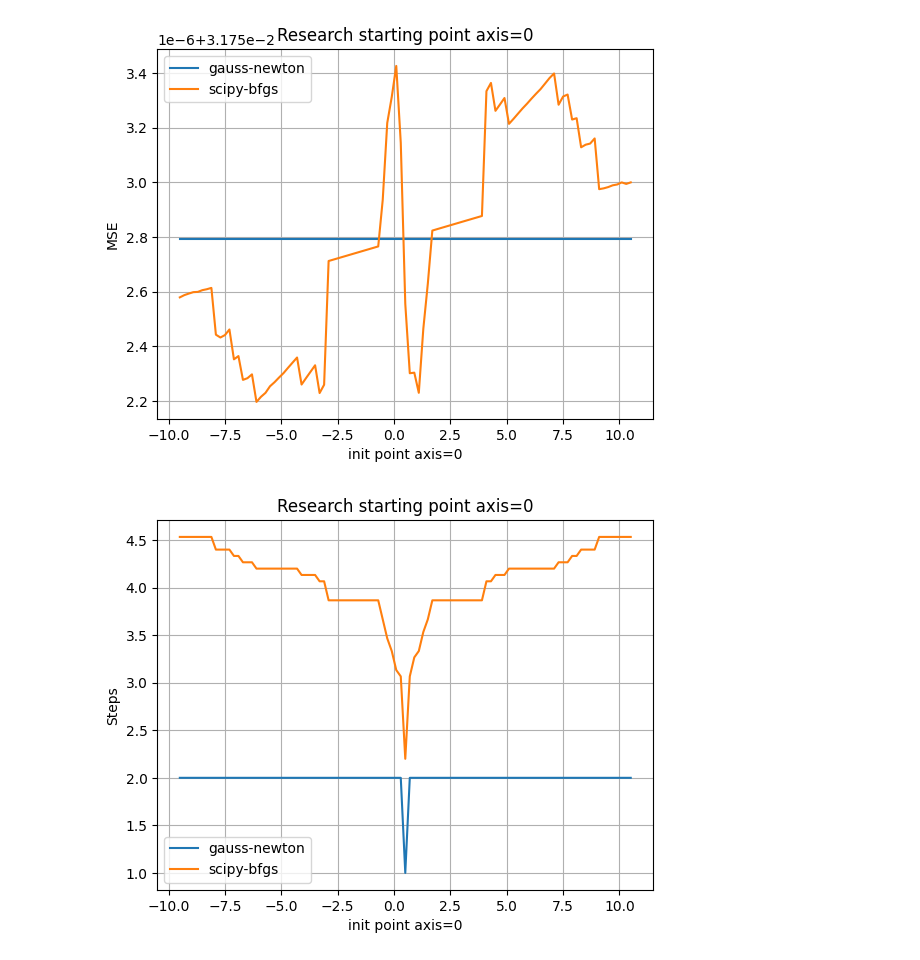
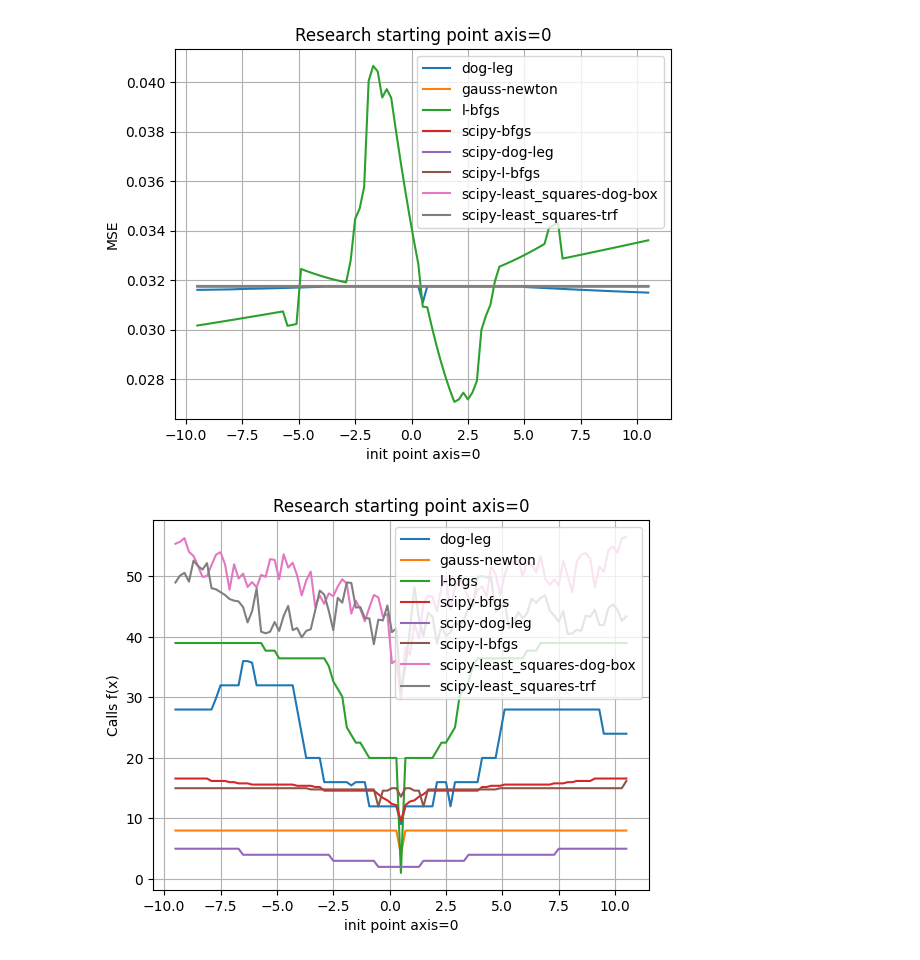
Before and after one commit to trio-at-optimization/optimization-lab4, a Jupyter notebook: Sources/T2/A/Research/results.ipynb, the cells around one changed output. Saved outputs shown, nothing was run; the diff lists cells and outputs as text; code cells hidden in the pictures.

```diff
--- a/Sources/T2/A/Research/results.ipynb
+++ b/Sources/T2/A/Research/results.ipynb
@@ -7,6 +7,8 @@ import numpy as np
 import matplotlib.pyplot as plt
 # %%
 results = helper.get_filenames_results()
+all_results_list = []
 for key in results:
     print(str(key) + ': ' + str(helper.get_params_results(key)))
+    all_results_list.append(str(key))
 # %% [output]
@@ -40,5 +23,5 @@ helper.parse_and_print_few(['X_10_L-BFGS', 'X_10_SCIPY-BFGS'])
 # %%
-helper.parse_and_print_few(['X_10_GN', 'X_10_SCIPY-BFGS'])
+helper.parse_and_print_few(all_results_list)
 # %% [output]
-[figure, old version]
+[figure, new version]
-[figure, old version]
+[figure, new version]
```
Also changed, not shown: parts of 8 cells of this notebook, 17 other files.
